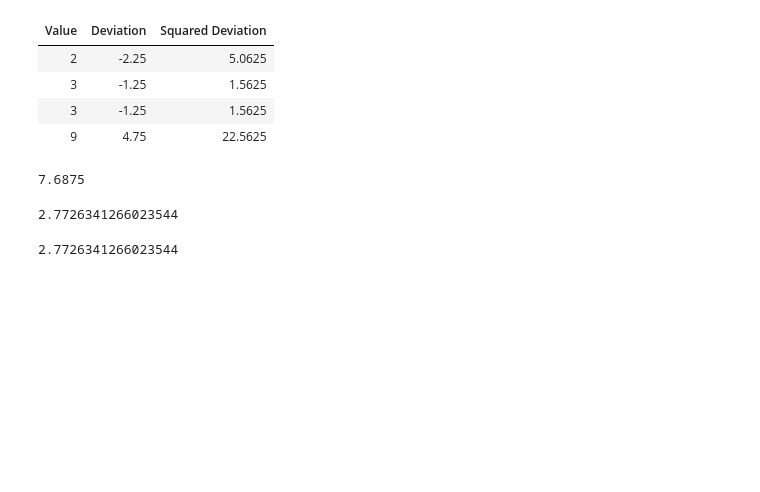
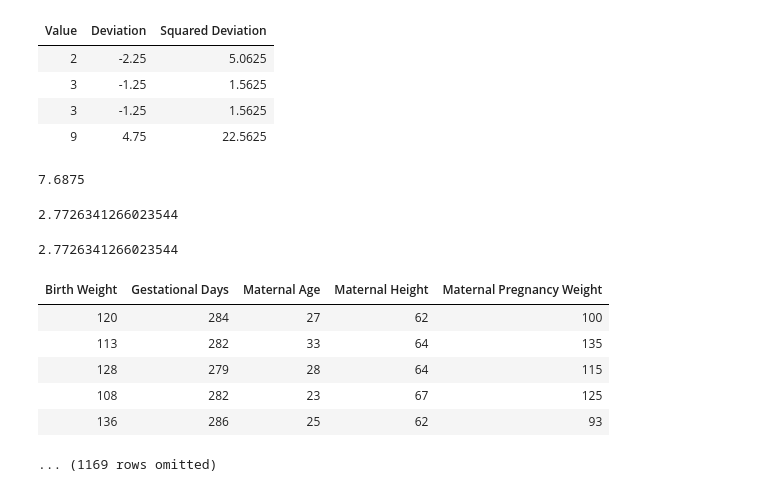
Before and after one commit to lochnes-007/Data8, a Jupyter notebook: 25-CentreAndSpread.ipynb, the cells around one changed output. Drawn from its saved outputs; the diff is of its cells as text; code cells hidden in the pictures; blank space fills up the shorter version.

```diff
--- a/25-CentreAndSpread.ipynb
+++ b/25-CentreAndSpread.ipynb
@@ -69,0 +72,11 @@ np.std(values)
+# %%
+births = Table.read_table("baby.csv").drop("Maternal Smoker")
+births.show(5)
+# %% [output]
+| Birth Weight | Gestational Days | Maternal Age | Maternal Height | Maternal Pregnancy Weight |
+| 120 | 284 | 27 | 62 | 100 |
+| 113 | 282 | 33 | 64 | 135 |
+| 128 | 279 | 28 | 64 | 115 |
+| 108 | 282 | 23 | 67 | 125 |
+| 136 | 286 | 25 | 62 | 93 |
+... (1169 rows omitted)
```
Also changed, not shown: parts of 7 cells of this notebook.
